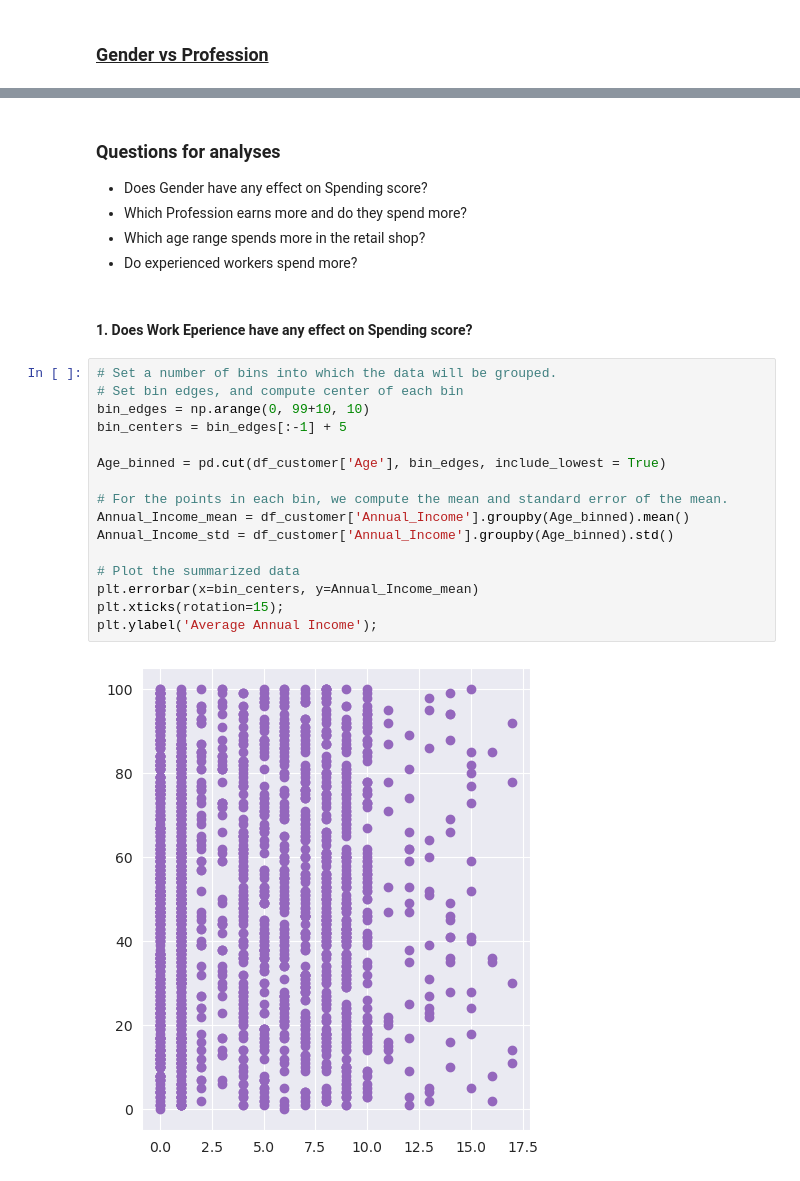
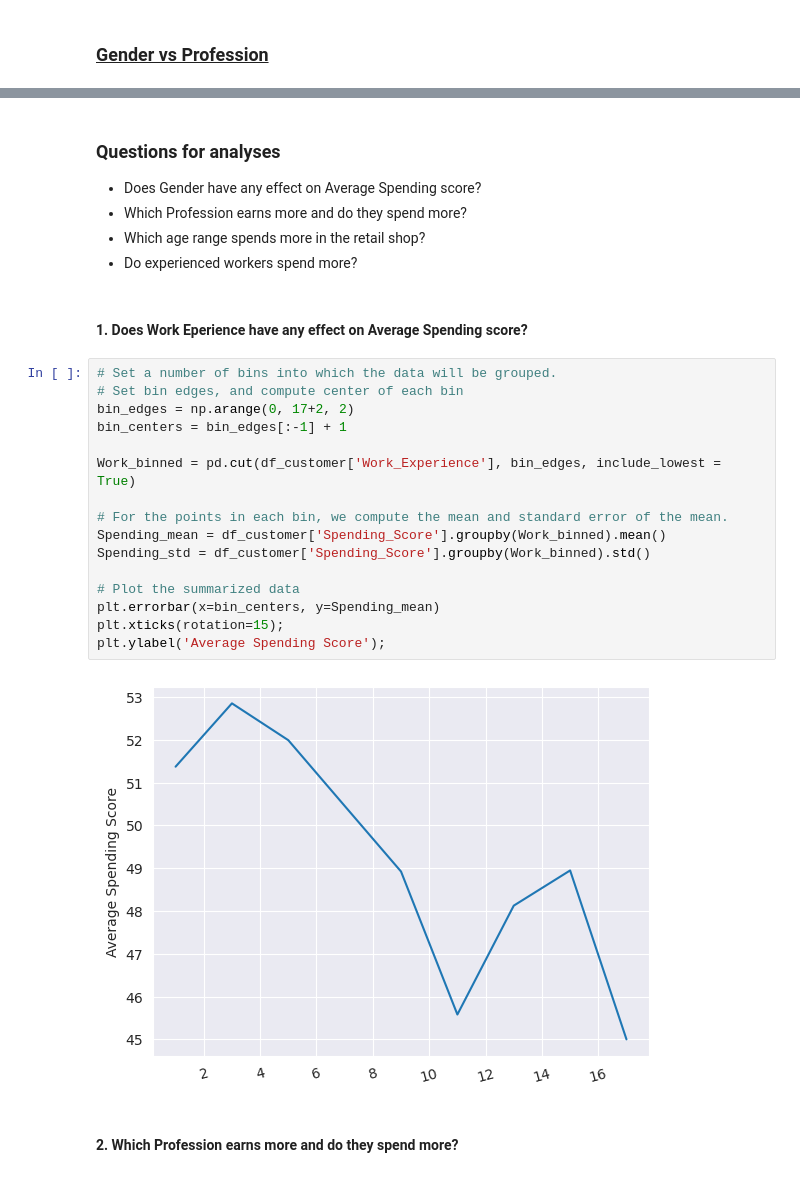
Before and after one commit to somto-ibuodinma/shop_customer_EDA, a Jupyter notebook: Project1/Shop customer EDA.ipynb, the cells around one changed output, grey strips where cells are left out. Cells and saved outputs as stored; diff of their text form.

```diff
--- a/Project1/Shop customer EDA.ipynb
+++ b/Project1/Shop customer EDA.ipynb
@@ -232,26 +234,28 @@ g.set_xticklabels(rotation=45);
 # %% [markdown]
 ### Questions for analyses
-* Does Gender have any effect on Spending score?
+* Does Gender have any effect on Average Spending score?
 * Which Profession earns more and do they spend more?
 * Which age range spends more in the retail shop?
 * Do experienced workers spend more?
 # %% [markdown]
-#### 1. Does Work Eperience have any effect on Spending score?
+#### 1. Does Work Eperience have any effect on Average Spending score?
 # %%
 # Set a number of bins into which the data will be grouped.
 # Set bin edges, and compute center of each bin
-bin_edges = np.arange(0, 99+10, 10)
-bin_centers = bin_edges[:-1] + 5
+bin_edges = np.arange(0, 17+2, 2)
+bin_centers = bin_edges[:-1] + 1
 
-Age_binned = pd.cut(df_customer['Age'], bin_edges, include_lowest = True)
+Work_binned = pd.cut(df_customer['Work_Experience'], bin_edges, include_lowest = True)
 
 # For the points in each bin, we compute the mean and standard error of the mean.
-Annual_Income_mean = df_customer['Annual_Income'].groupby(Age_binned).mean()
-Annual_Income_std = df_customer['Annual_Income'].groupby(Age_binned).std()
+Spending_mean = df_customer['Spending_Score'].groupby(Work_binned).mean()
+Spending_std = df_customer['Spending_Score'].groupby(Work_binned).std()
 
 # Plot the summarized data
-plt.errorbar(x=bin_centers, y=Annual_Income_mean)
+plt.errorbar(x=bin_centers, y=Spending_mean)
 plt.xticks(rotation=15);
-plt.ylabel('Average Annual Income');
+plt.ylabel('Average Spending Score');
 # %% [output]
-[figure, old version]
+[figure, new version]
+# %% [markdown]
+#### 2. Which Profession earns more and do they spend more?
```
Also changed, not shown: parts of 3 cells of this notebook.
